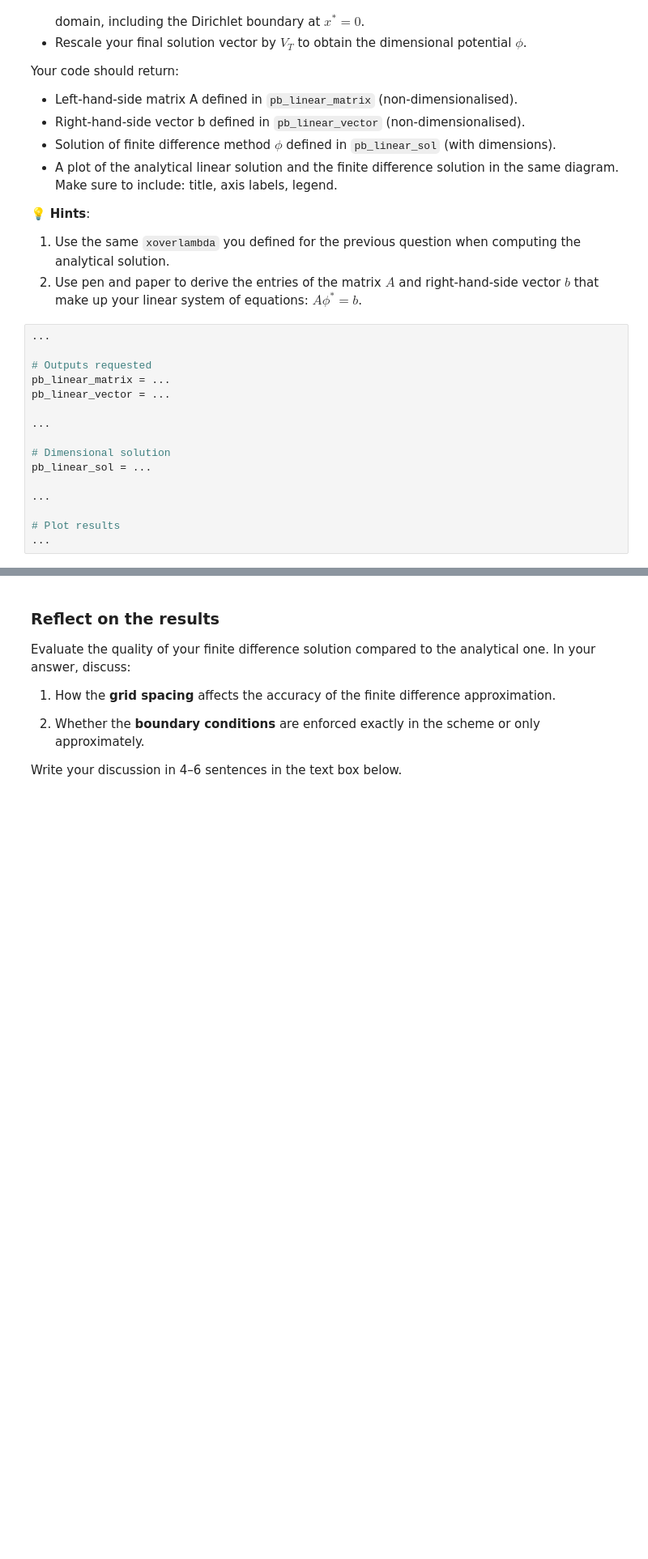
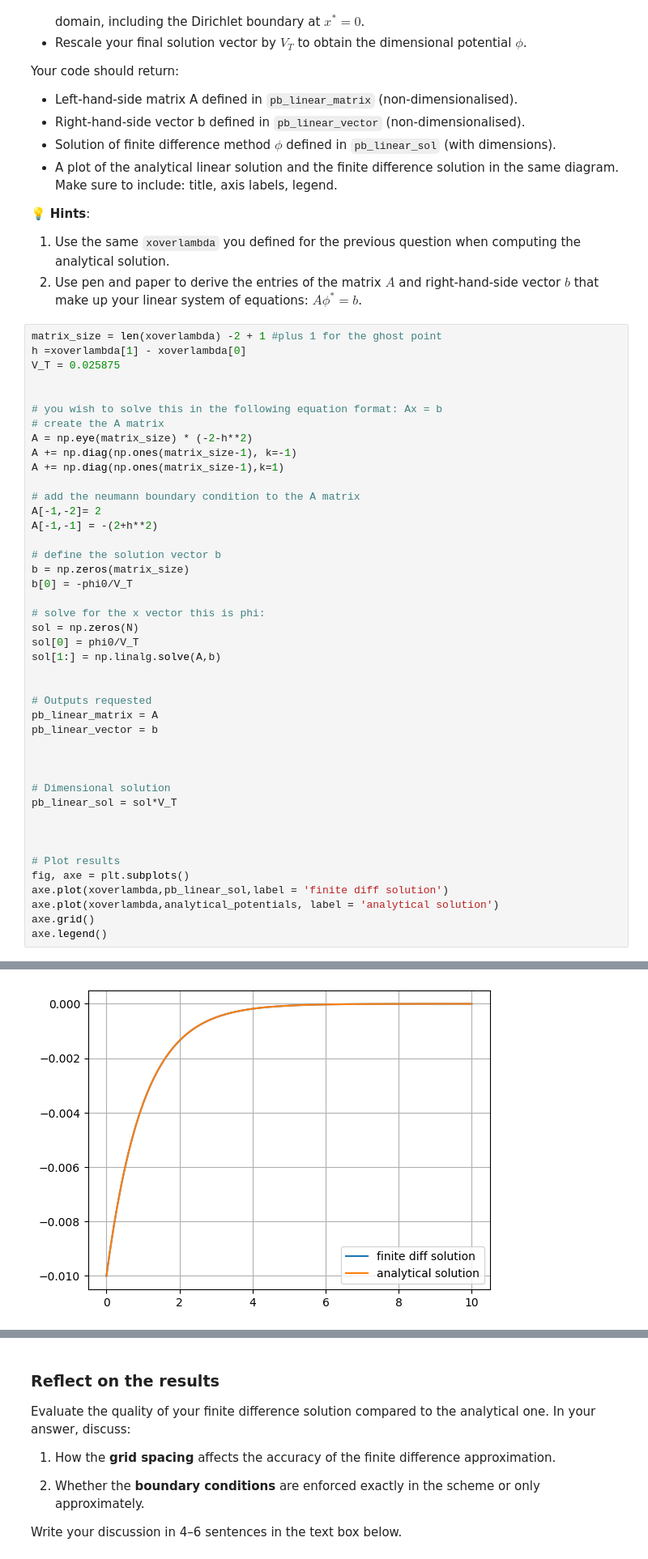
Before and after one commit to Xikiee/computational_practicum, a Jupyter notebook: redoing_assignments/Assignment_Q1_L6.ipynb, the cells around one changed output, grey strips where cells are left out. Shown: that part at 81% size. Drawn from its saved outputs; the diff is of its cells as text; blank space fills up the shorter version.

```diff
--- a/redoing_assignments/Assignment_Q1_L6.ipynb
+++ b/redoing_assignments/Assignment_Q1_L6.ipynb
@@ -213,18 +243,46 @@ Your code should return:
 1. Use the same `xoverlambda` you defined for the previous question when computing the analytical solution.
 2. Use pen and paper to derive the entries of the matrix $A$ and right-hand-side vector $b$ that make up your linear system of equations: $A\phi^*=b$.
 # %%
-...
+matrix_size = len(xoverlambda) -2 + 1 #plus 1 for the ghost point
+h =xoverlambda[1] - xoverlambda[0]
+V_T = 0.025875
+
+
+# you wish to solve this in the following equation format: Ax = b
+# create the A matrix
+A = np.eye(matrix_size) * (-2-h**2)
+A += np.diag(np.ones(matrix_size-1), k=-1)
+A += np.diag(np.ones(matrix_size-1),k=1)
+
+# add the neumann boundary condition to the A matrix
+A[-1,-2]= 2
+A[-1,-1] = -(2+h**2)
+
+# define the solution vector b
+b = np.zeros(matrix_size)
+b[0] = -phi0/V_T
+
+# solve for the x vector this is phi:
+sol = np.zeros(N)
+sol[0] = phi0/V_T
+sol[1:] = np.linalg.solve(A,b)
+
 
 # Outputs requested
-pb_linear_matrix = ...
-pb_linear_vector = ...
+pb_linear_matrix = A
+pb_linear_vector = b
 
-...
+
 
 # Dimensional solution
-pb_linear_sol = ...
+pb_linear_sol = sol*V_T
 
-...
+
 
 # Plot results
-...
+fig, axe = plt.subplots()
+axe.plot(xoverlambda,pb_linear_sol,label = 'finite diff solution')
+axe.plot(xoverlambda,analytical_potentials, label = 'analytical solution')
+axe.grid()
+axe.legend()
+# %% [output]
@@ -231,2 +290,3 @@ pb_linear_sol = ...
+[figure, added]
 # %%
 grader.check("q1_2")
```
Also changed, not shown: parts of 7 cells of this notebook, 2 other files.
